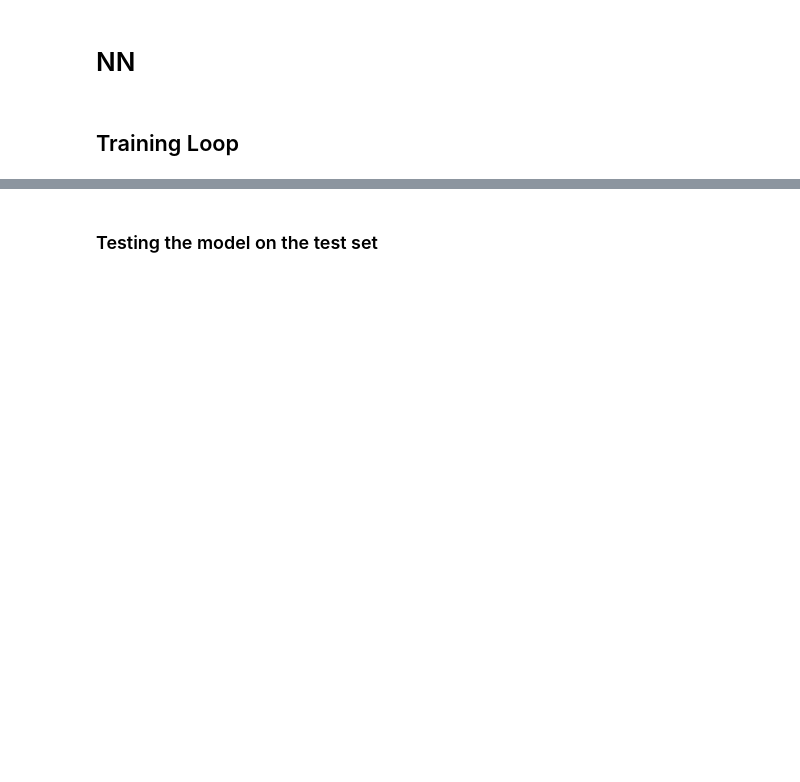
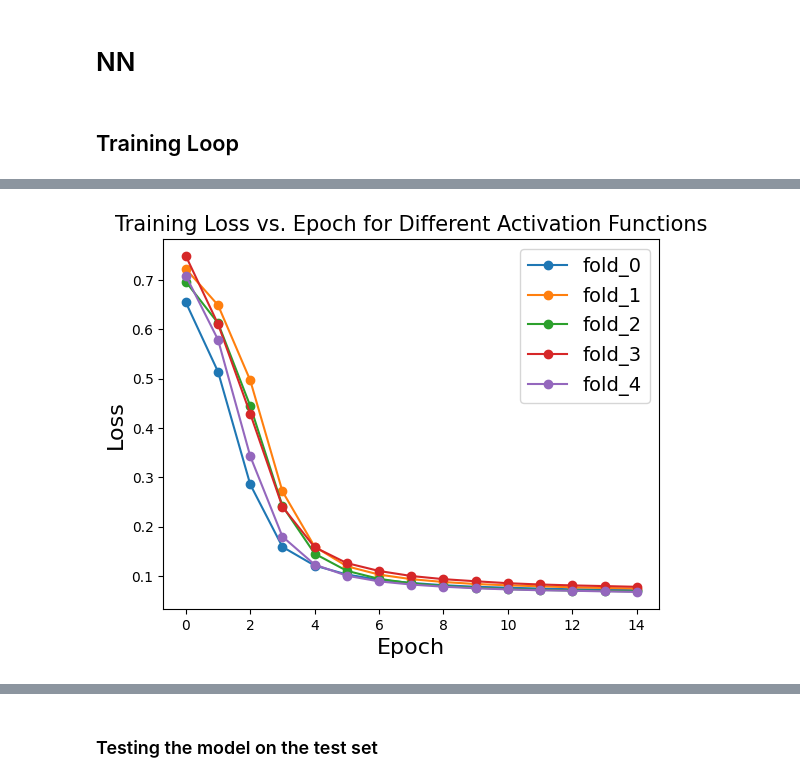
Before and after one commit to uh2000/brown_dwarf_detection, a Jupyter notebook: main.ipynb, the cells around one changed output, grey strips where cells are left out. Cells and saved outputs as stored; diff of their text form; code cells hidden in the pictures; blank space fills up the shorter version.

Commit message:
Fixed size of annotations on plots

```diff
--- a/main.ipynb
+++ b/main.ipynb
@@ -6,3 +8,6 @@ import h5py
+# %%
+font_size = 16
+header_font_size = 20
 # %% [markdown]
 The training loop
 # %% [markdown]
@@ -168,13 +213,15 @@ for i in range(len(X_train_tens)):
 # %%
 import matplotlib.pyplot as plt
 for i, loss in enumerate(losses):
     # c = act_colors[f"fold_{i}"]
     plt.plot(loss, "-o", label=f"fold_{i}")#, color = c)
-plt.legend()
-plt.xlabel("Epoch")
-plt.ylabel("Loss")
-plt.title("Training Loss vs. Epoch for Different Activation Functions")
+plt.legend(fontsize = font_size - 2)
+plt.xlabel("Epoch", size = font_size)
+plt.ylabel("Loss", size = font_size)
+plt.title("Training Loss vs. Epoch for Different Activation Functions", size = header_font_size - 5)
 plt.show()
+# %% [output]
+[figure, added]
 # %%
 from sklearn.metrics import f1_score
 from sklearn.metrics import matthews_corrcoef, accuracy_score, precision_score, recall_score, confusion_matrix
```
Also changed, not shown: parts of 11 cells of this notebook, 1 other file.
